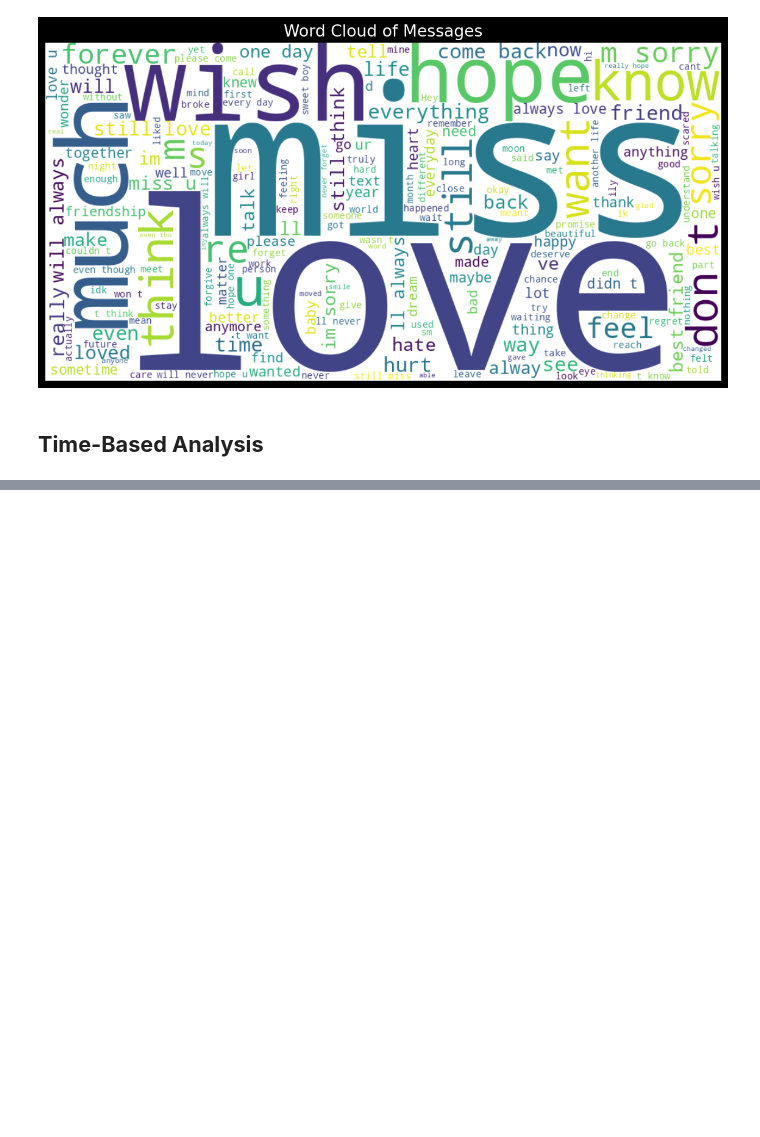
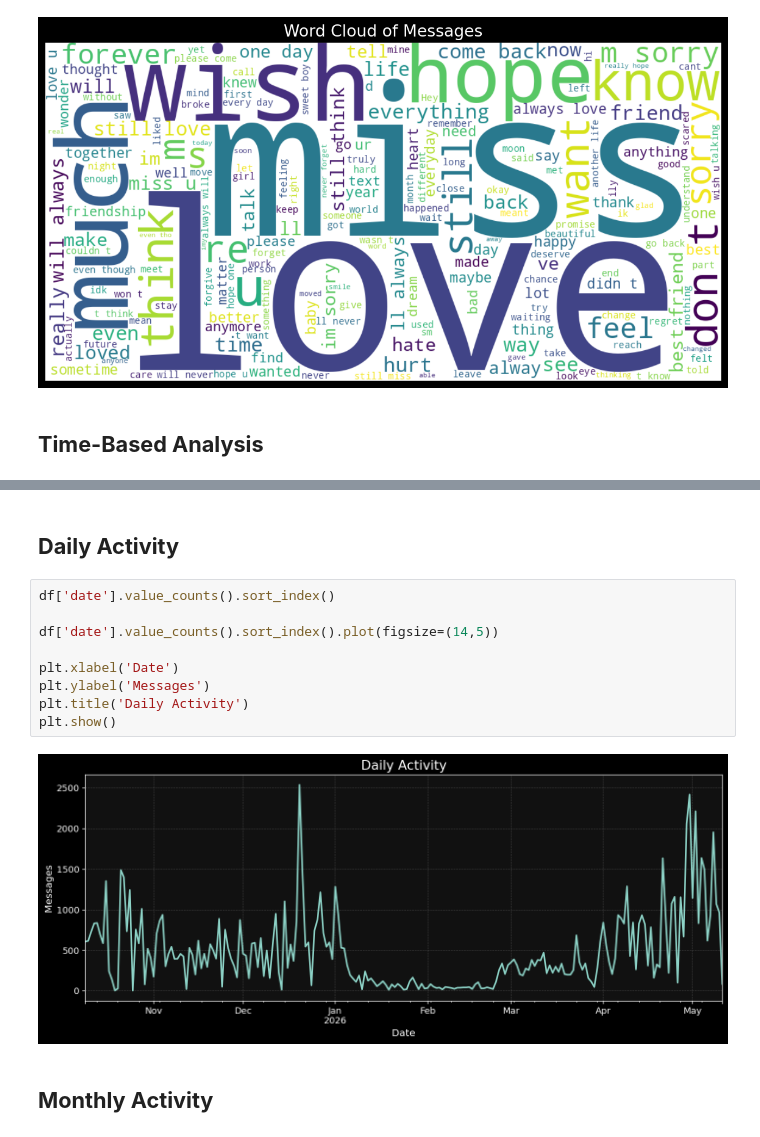
Before and after one commit to 456zamir8/Data_Science_Projects, a Jupyter notebook: Unsent_data/Unsent_project.ipynb, the cells around one changed output, grey strips where cells are left out. Saved outputs shown, nothing was run; the diff lists cells and outputs as text; blank space fills up the shorter version.

```diff
--- a/Unsent_data/Unsent_project.ipynb
+++ b/Unsent_data/Unsent_project.ipynb
@@ -264,3 +262,18 @@ plt.title('Messages by Hour')
 plt.show()
 # %% [output]
 [figure]
+# %% [markdown]
+## **Daily Activity**
+# %%
+df['date'].value_counts().sort_index()
+
+df['date'].value_counts().sort_index().plot(figsize=(14,5))
+
+plt.xlabel('Date')
+plt.ylabel('Messages')
+plt.title('Daily Activity')
+plt.show()
+# %% [output]
+[figure, added]
+# %% [markdown]
+## **Monthly Activity**
```
Also changed, not shown: parts of 2 cells of this notebook.
